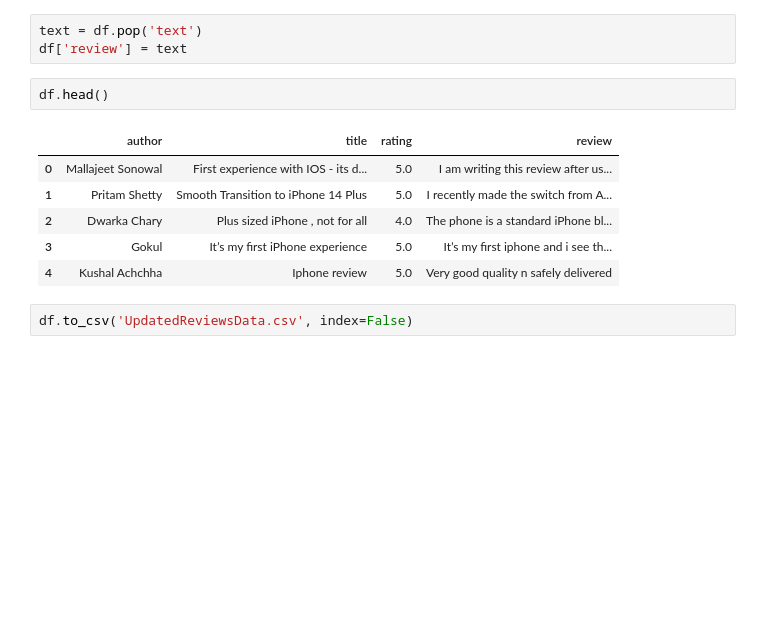
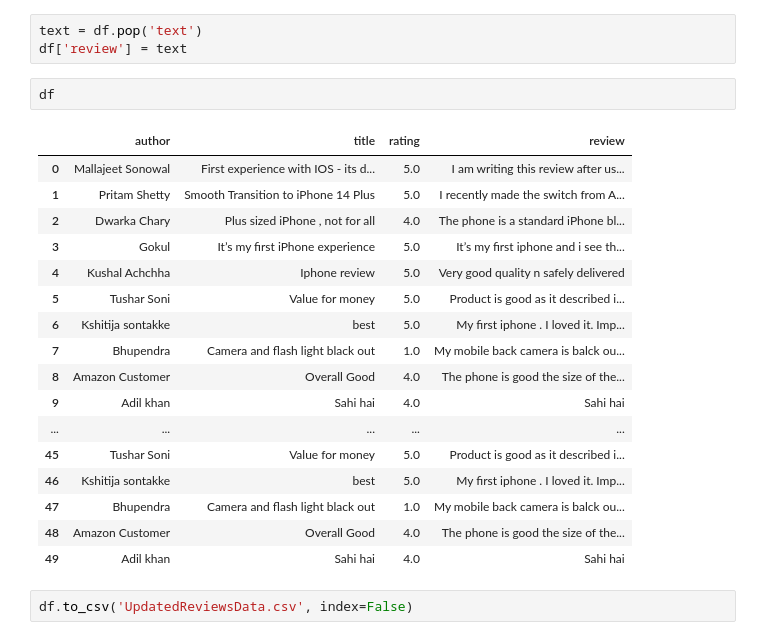
Before and after one commit to Sahilkhan-34/Web_Scrapings, a Jupyter notebook: Amazon Reviews Scraping/amazon_reviews_data.ipynb, the cells around one changed output. Drawn from its saved outputs; the diff is of its cells as text; blank space fills up the shorter version.

```diff
--- a/Amazon Reviews Scraping/amazon_reviews_data.ipynb
+++ b/Amazon Reviews Scraping/amazon_reviews_data.ipynb
@@ -90,13 +90,24 @@ df.drop(columns=['rating & title'],inplace=True)
 text = df.pop('text')
 df['review'] = text
 # %%
-df.head()
+df
 # %% [output]
 |  | author | title | rating | review |
 | 0 | Mallajeet Sonowal | First experience with IOS - its d... | 5.0 | I am writing this review after us... |
 | 1 | Pritam Shetty | Smooth Transition to iPhone 14 Plus | 5.0 | I recently made the switch from A... |
 | 2 | Dwarka Chary | Plus sized iPhone , not for all | 4.0 | The phone is a standard iPhone bl... |
 | 3 | Gokul | It’s my first iPhone experience | 5.0 | It’s my first iphone and i see th... |
 | 4 | Kushal Achchha | Iphone review | 5.0 | Very good quality n safely delivered |
+| 5 | Tushar Soni | Value for money | 5.0 | Product is good as it described i... |
+| 6 | Kshitija sontakke | best | 5.0 | My first iphone . I loved it. Imp... |
+| 7 | Bhupendra | Camera and flash light black out | 1.0 | My mobile back camera is balck ou... |
+| 8 | Amazon Customer | Overall Good | 4.0 | The phone is good the size of the... |
+| 9 | Adil khan | Sahi hai | 4.0 | Sahi hai |
+| ... | ... | ... | ... | ... |
+| 45 | Tushar Soni | Value for money | 5.0 | Product is good as it described i... |
+| 46 | Kshitija sontakke | best | 5.0 | My first iphone . I loved it. Imp... |
+| 47 | Bhupendra | Camera and flash light black out | 1.0 | My mobile back camera is balck ou... |
+| 48 | Amazon Customer | Overall Good | 4.0 | The phone is good the size of the... |
+| 49 | Adil khan | Sahi hai | 4.0 | Sahi hai |
 # %%
 df.to_csv('UpdatedReviewsData.csv', index=False)
```
Also changed, not shown: 1 other file.
